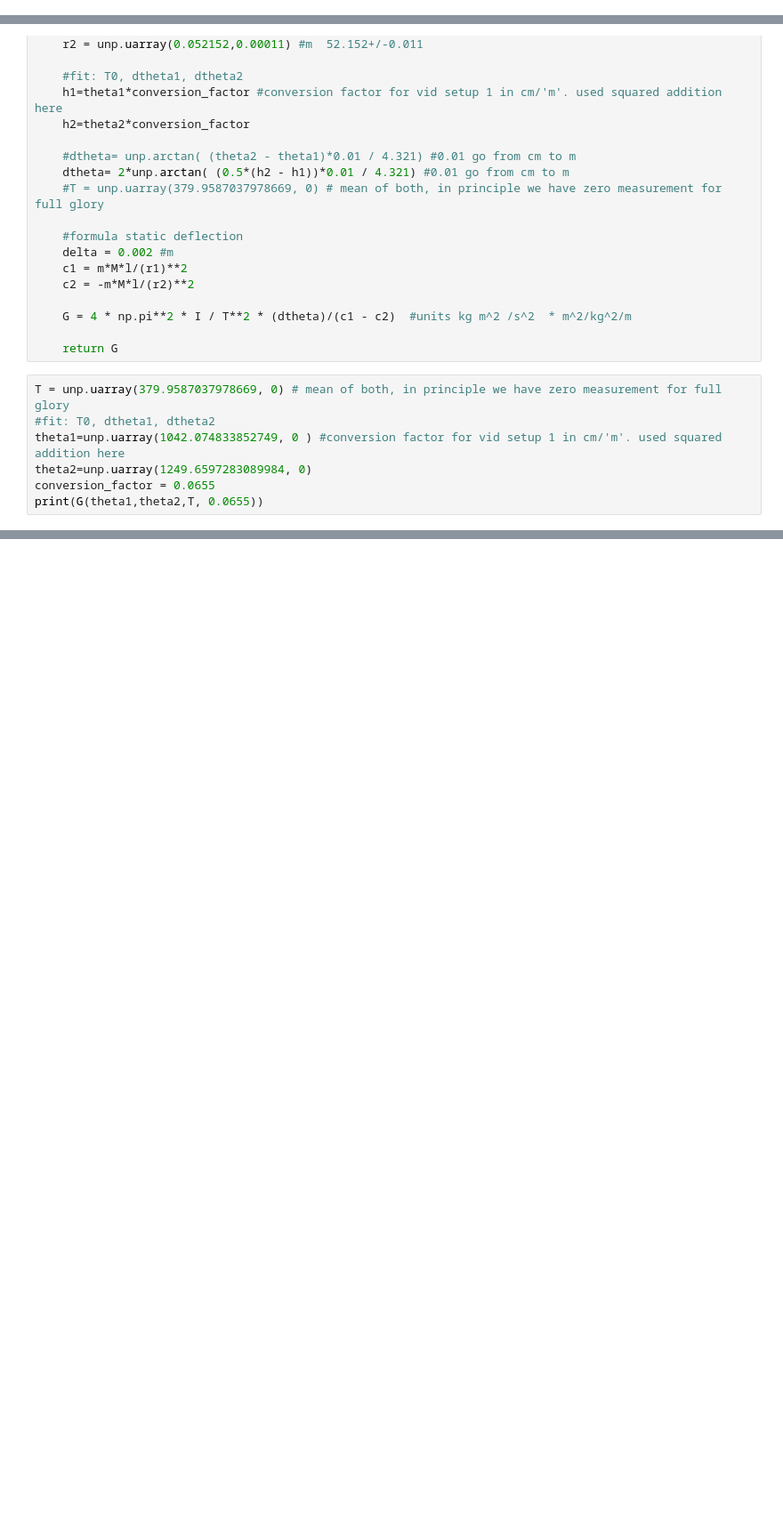
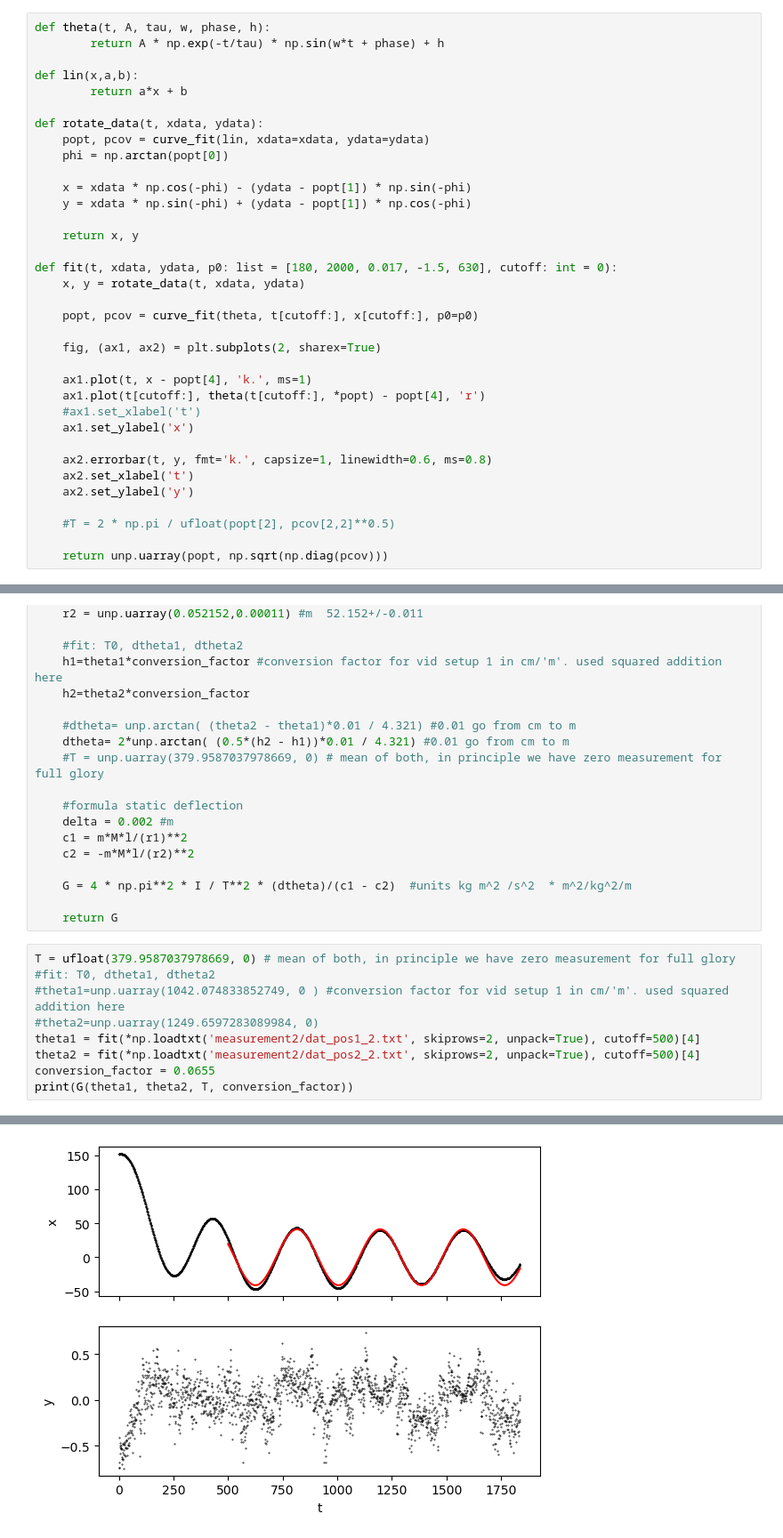
Before and after one commit to lucasruppert/GravCon, a Jupyter notebook: grav_con.ipynb, the cells around one changed output, grey strips where cells are left out. Shown at 89% size. Drawn from its saved outputs; the diff is of its cells as text; blank space fills up the shorter version.

```diff
--- a/grav_con.ipynb
+++ b/grav_con.ipynb
@@ -519,3 +7,38 @@ print(unp.std_devs(I))
+# %%
+def theta(t, A, tau, w, phase, h):
+        return A * np.exp(-t/tau) * np.sin(w*t + phase) + h
+
+def lin(x,a,b):
+        return a*x + b
+
+def rotate_data(t, xdata, ydata):
+    popt, pcov = curve_fit(lin, xdata=xdata, ydata=ydata)
+    phi = np.arctan(popt[0])
+
+    x = xdata * np.cos(-phi) - (ydata - popt[1]) * np.sin(-phi)
+    y = xdata * np.sin(-phi) + (ydata - popt[1]) * np.cos(-phi)
+
+    return x, y
+
+def fit(t, xdata, ydata, p0: list = [180, 2000, 0.017, -1.5, 630], cutoff: int = 0):
+    x, y = rotate_data(t, xdata, ydata)
+
+    popt, pcov = curve_fit(theta, t[cutoff:], x[cutoff:], p0=p0)
+
+    fig, (ax1, ax2) = plt.subplots(2, sharex=True)
+
+    ax1.plot(t, x - popt[4], 'k.', ms=1)
+    ax1.plot(t[cutoff:], theta(t[cutoff:], *popt) - popt[4], 'r')
+    #ax1.set_xlabel('t')
+    ax1.set_ylabel('x')
+
+    ax2.errorbar(t, y, fmt='k.', capsize=1, linewidth=0.6, ms=0.8)
+    ax2.set_xlabel('t')
+    ax2.set_ylabel('y')
+
+    #T = 2 * np.pi / ufloat(popt[2], pcov[2,2]**0.5)
+
+    return unp.uarray(popt, np.sqrt(np.diag(pcov)))
 # %%
 # calculate G , incl uncertainties
 def G(theta1, theta2, T, conversion_factor):
@@ -550,11 +73,14 @@ def G(theta1, theta2, T, conversion_factor):
 
     return G
 # %%
-T = unp.uarray(379.9587037978669, 0) # mean of both, in principle we have zero measurement for full glory
+T = ufloat(379.9587037978669, 0) # mean of both, in principle we have zero measurement for full glory
 #fit: T0, dtheta1, dtheta2
-theta1=unp.uarray(1042.074833852749, 0 ) #conversion factor for vid setup 1 in cm/'m'. used squared addition here
-theta2=unp.uarray(1249.6597283089984, 0)
+#theta1=unp.uarray(1042.074833852749, 0 ) #conversion factor for vid setup 1 in cm/'m'. used squared addition here
+#theta2=unp.uarray(1249.6597283089984, 0)
+theta1 = fit(*np.loadtxt('measurement2/dat_pos1_2.txt', skiprows=2, unpack=True), cutoff=500)[4]
+theta2 = fit(*np.loadtxt('measurement2/dat_pos2_2.txt', skiprows=2, unpack=True), cutoff=500)[4]
 conversion_factor = 0.0655
-print(G(theta1,theta2,T, 0.0655))
+print(G(theta1, theta2, T, conversion_factor))
 # %% [output]
 (1.66+/-0.04)e-10
+[figure, added]
```
Also changed, not shown: parts of 34 cells of this notebook.
